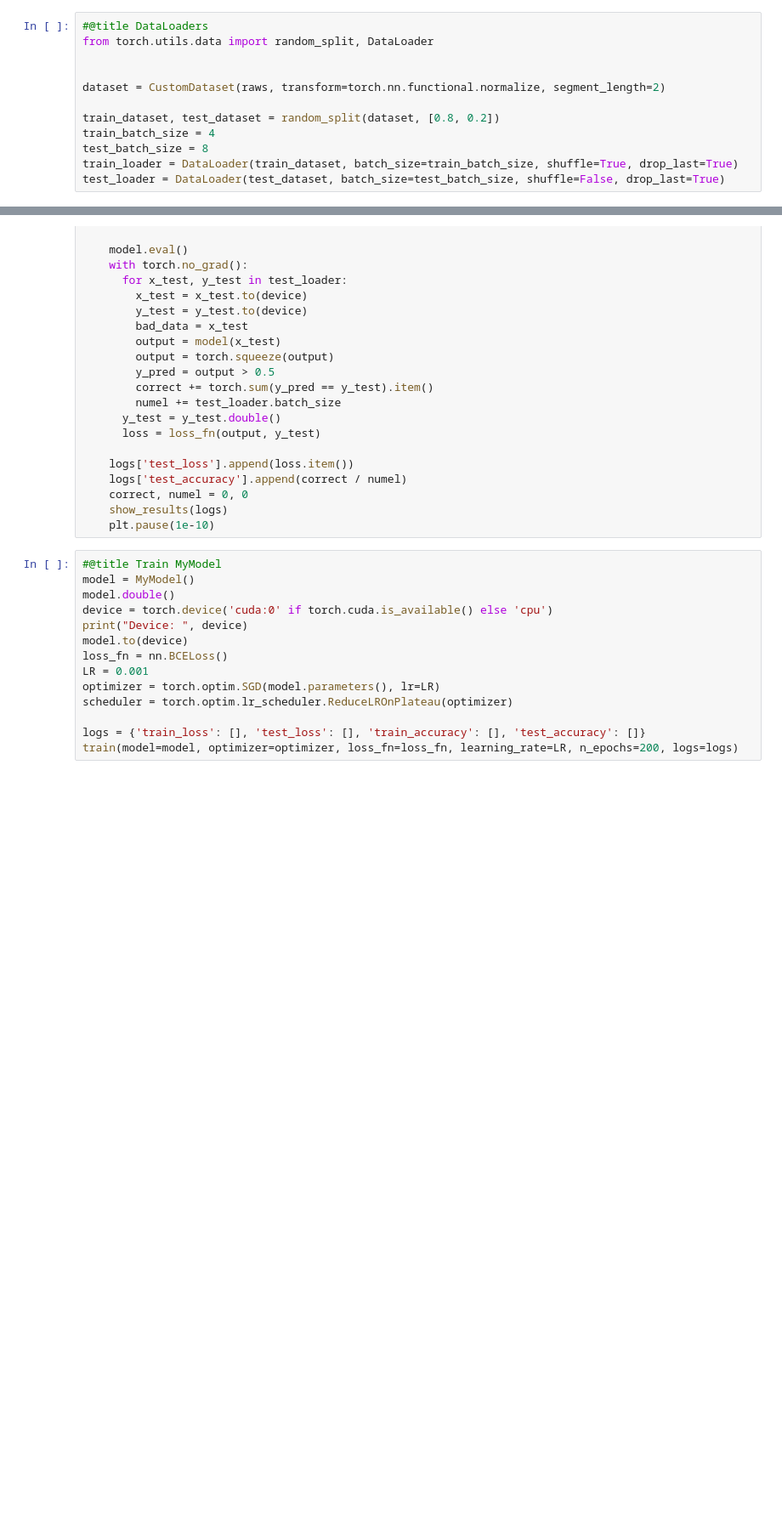
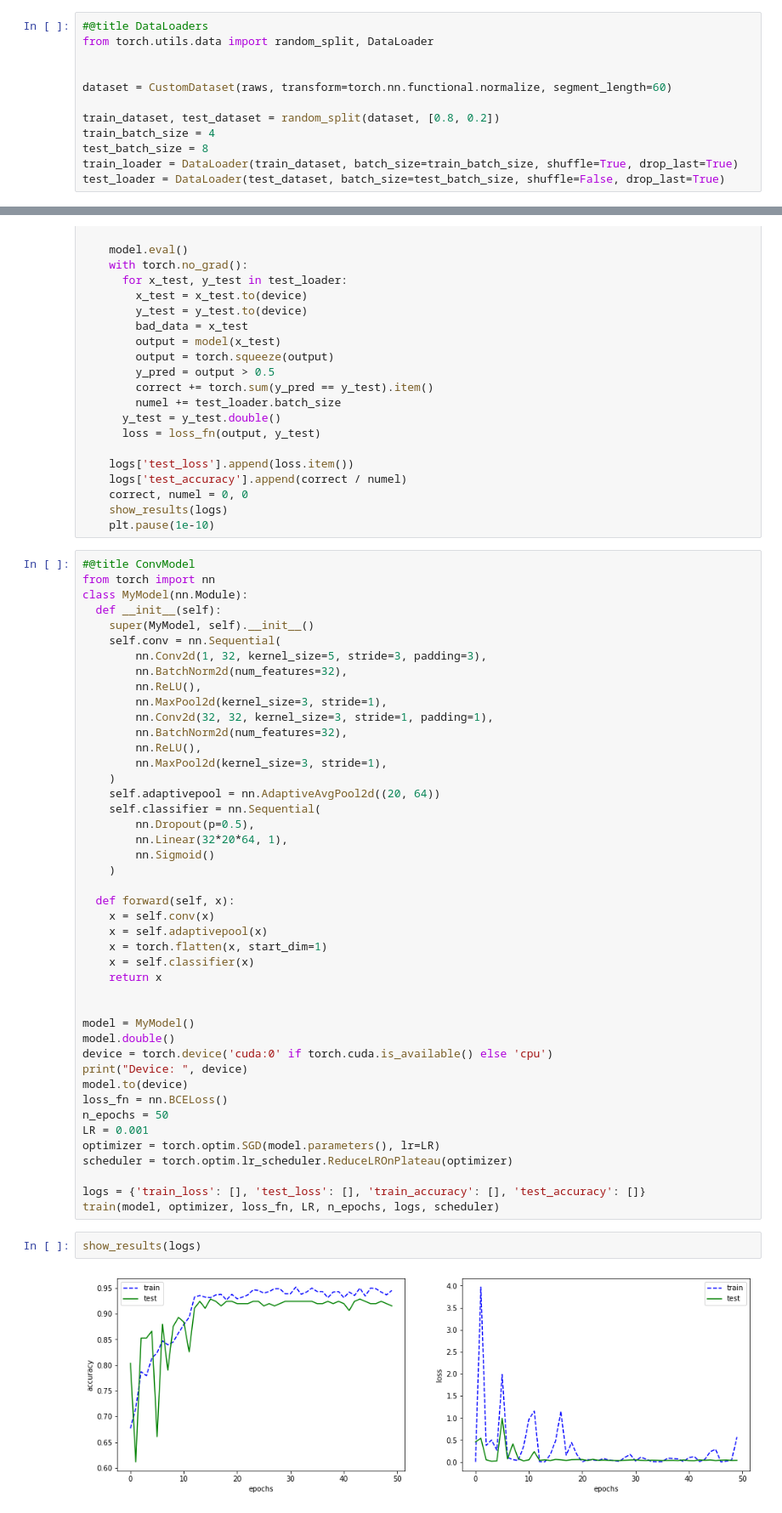
Before and after one commit to BSniegowski/ML-uni_course, a Jupyter notebook: project/mdd_eeg_diagnosis.ipynb, the cells around one changed output, grey strips where cells are left out. Shown at 85% size. Drawn from its saved outputs; the diff is of its cells as text; blank space fills up the shorter version.

Commit message:
Convolution model with results

```diff
--- a/project/mdd_eeg_diagnosis.ipynb
+++ b/project/mdd_eeg_diagnosis.ipynb
@@ -61,7 +57,7 @@ class CustomDataset(Dataset):
 from torch.utils.data import random_split, DataLoader
 
 
-dataset = CustomDataset(raws, transform=torch.nn.functional.normalize, segment_length=2)
+dataset = CustomDataset(raws, transform=torch.nn.functional.normalize, segment_length=60)
 
 train_dataset, test_dataset = random_split(dataset, [0.8, 0.2])
 train_batch_size = 4
@@ -168,17 +137,51 @@ def train(model, optimizer, loss_fn, learning_rate, n_epochs, logs, scheduler):
     show_results(logs)
     plt.pause(1e-10)
 # %%
-#@title Train MyModel
+#@title ConvModel
+from torch import nn
+class MyModel(nn.Module):
+  def __init__(self):
+    super(MyModel, self).__init__()
+    self.conv = nn.Sequential(
+        nn.Conv2d(1, 32, kernel_size=5, stride=3, padding=3),
+        nn.BatchNorm2d(num_features=32),
+        nn.ReLU(),
+        nn.MaxPool2d(kernel_size=3, stride=1),
+        nn.Conv2d(32, 32, kernel_size=3, stride=1, padding=1),
+        nn.BatchNorm2d(num_features=32),
+        nn.ReLU(),
+        nn.MaxPool2d(kernel_size=3, stride=1),
+    )
+    self.adaptivepool = nn.AdaptiveAvgPool2d((20, 64))
+    self.classifier = nn.Sequential(
+        nn.Dropout(p=0.5),
+        nn.Linear(32*20*64, 1),
+        nn.Sigmoid()
+    )
+
+  def forward(self, x):
+    x = self.conv(x)
+    x = self.adaptivepool(x)
+    x = torch.flatten(x, start_dim=1)
+    x = self.classifier(x)
+    return x
+
+
 model = MyModel()
 model.double()
 device = torch.device('cuda:0' if torch.cuda.is_available() else 'cpu')
 print("Device: ", device)
 model.to(device)
 loss_fn = nn.BCELoss()
+n_epochs = 50
 LR = 0.001
 optimizer = torch.optim.SGD(model.parameters(), lr=LR)
 scheduler = torch.optim.lr_scheduler.ReduceLROnPlateau(optimizer)
 
 logs = {'train_loss': [], 'test_loss': [], 'train_accuracy': [], 'test_accuracy': []}
-train(model=model, optimizer=optimizer, loss_fn=loss_fn, learning_rate=LR, n_epochs=200, logs=logs)
+train(model, optimizer, loss_fn, LR, n_epochs, logs, scheduler)
+# %%
+show_results(logs)
+# %% [output]
+[figure, added]
 # %%
```
Also changed, not shown: parts of 3 cells of this notebook.
